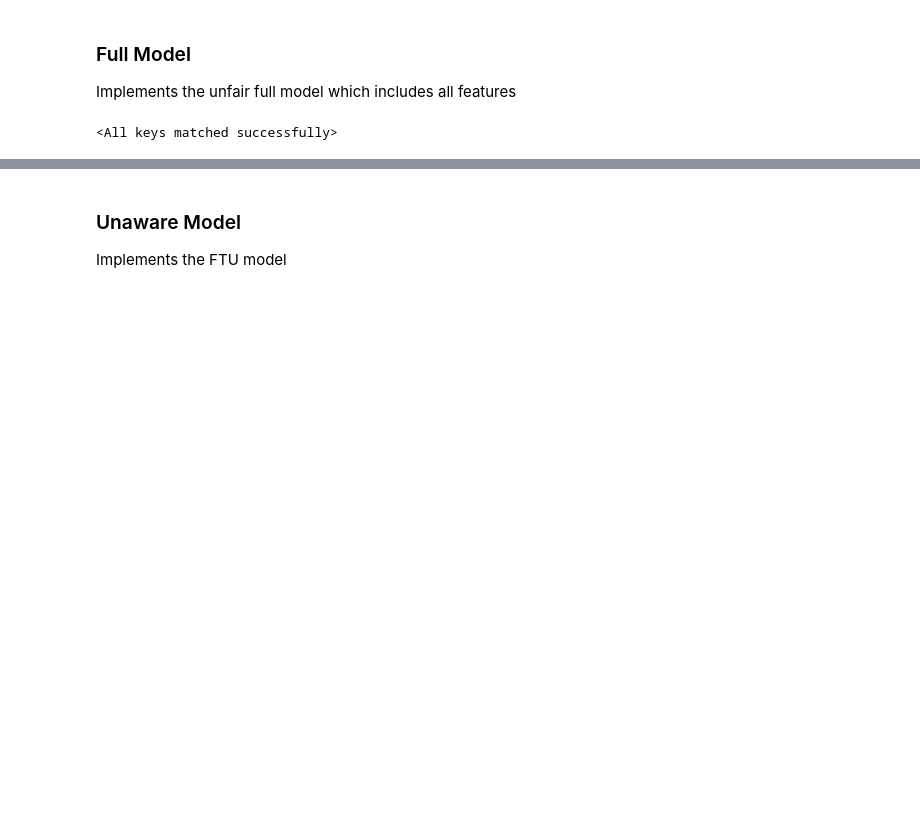
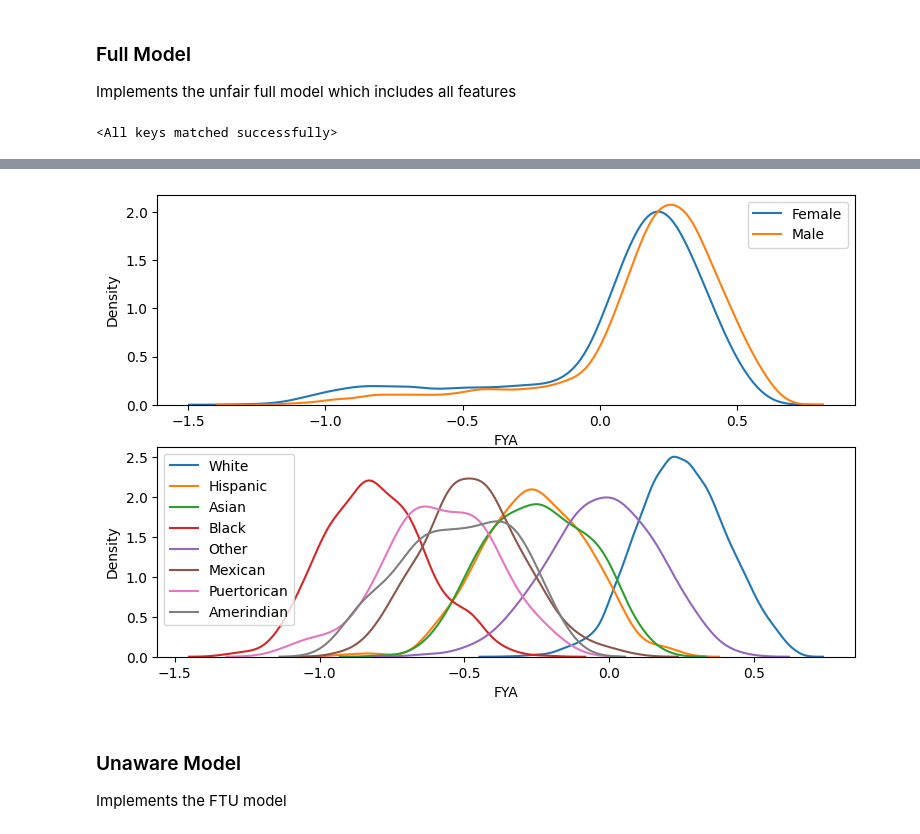
Before and after one commit to kristoffhernan/Fair-ML-Causal-Inference, a Jupyter notebook: scripts/Fair-ML.ipynb, the cells around one changed output, grey strips where cells are left out. Saved outputs shown, nothing was run; the diff lists cells and outputs as text; code cells hidden in the pictures; blank space fills up the shorter version.

```diff
--- a/scripts/Fair-ML.ipynb
+++ b/scripts/Fair-ML.ipynb
@@ -324,3 +338,29 @@ full_model.load_state_dict(torch.load('full_model.pt'))
+# %%
+
+train_tensor = torch.tensor(train_trans.values, dtype=torch.float32)
+test_tensor = torch.tensor(test_trans.values, dtype=torch.float32)
+
+# Look at distribution of FYA on difference races and sex on train set
+fit = train_trans.copy()
+fit['FYA'] = full_model(X_train).detach().numpy()
+
+fig, (ax1, ax2) = plt.subplots(2)
+fig.set_size_inches(9, 6)
+
+for column in ohe_categories[0]:
+    data_filtered = fit[fit[column]==1]
+    sns.kdeplot(data=data_filtered, x='FYA', label=column, ax=ax1)
+ax1.legend()
+
+for column in ohe_categories[1]:
+    data_filtered = fit[fit[column]==1]
+    sns.kdeplot(data=data_filtered, x='FYA', label=column, ax=ax2)
+
+ax2.legend()
+
+plt.show()
+# %% [output]
+[figure, added]
 # %% [markdown]
 ### Unaware Model
 
```
Also changed, not shown: parts of 10 cells of this notebook, 1 other file.
